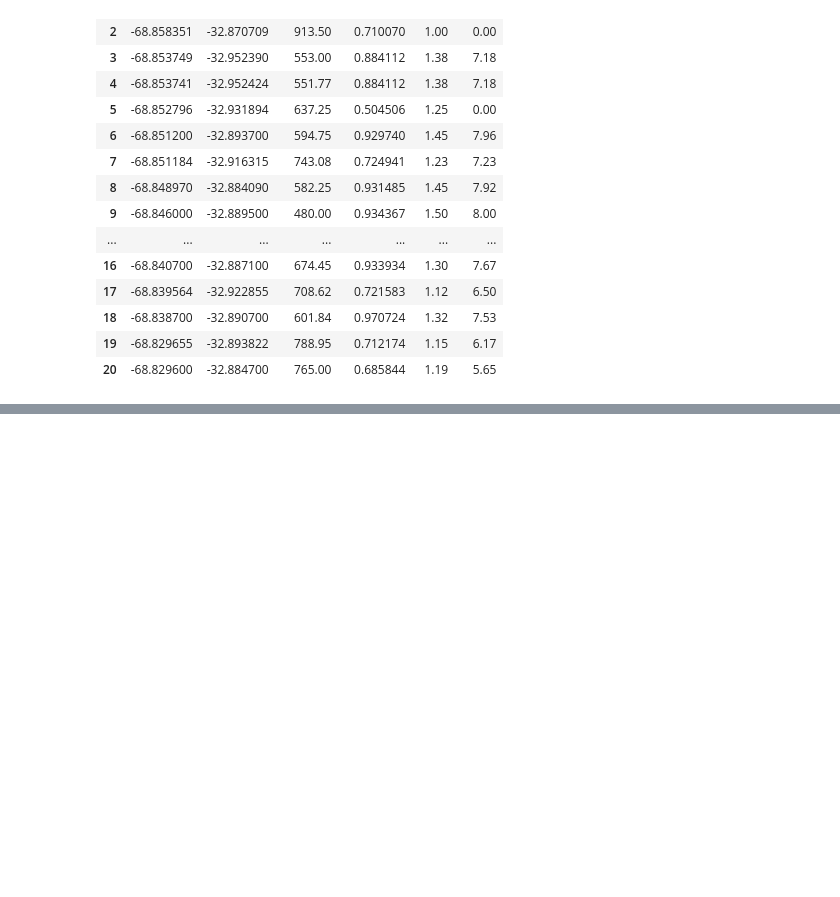
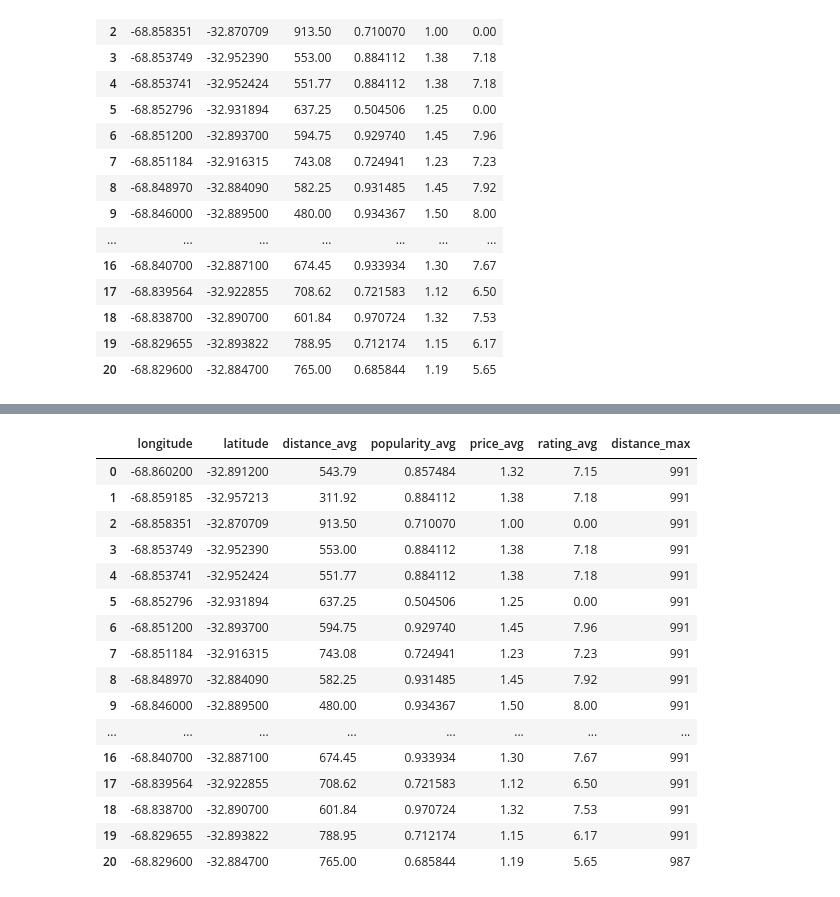
Before and after one commit to TayyubaK/Statistical-Modelling-Project, a Jupyter notebook: notebooks/EDA_part1_part2.ipynb, the cells around one changed output, grey strips where cells are left out. Saved outputs shown, nothing was run; the diff lists cells and outputs as text; code cells hidden in the pictures; blank space fills up the shorter version.

```diff
--- a/notebooks/EDA_part1_part2.ipynb
+++ b/notebooks/EDA_part1_part2.ipynb
@@ -595,3 +665,9 @@ fsdf_grouped
 | 18 | -68.838700 | -32.890700 | 601.84 | 0.970724 | 1.32 | 7.53 |
 | 19 | -68.829655 | -32.893822 | 788.95 | 0.712174 | 1.15 | 6.17 |
 | 20 | -68.829600 | -32.884700 | 765.00 | 0.685844 | 1.19 | 5.65 |
+# %%
+fsdf_grouped.rename(columns={'distance': 'distance_avg'}, inplace=True)
+fsdf_grouped.rename(columns={'popularity': 'popularity_avg'}, inplace=True)
+fsdf_grouped.rename(columns={'price': 'price_avg'}, inplace=True)
+fsdf_grouped.rename(columns={'rating': 'rating_avg'}, inplace=True)
+fsdf_grouped
@@ -597,0 +692,13 @@ fsdf_grouped
+# %%
+# Adding columns
+fsdf_grouped.insert(3, 'distance_max', bikes_df['bikes_available'] + bikes_df['bikes_taken'])
+# fsdf_grouped.insert(6, 'percent_avail', bikes_df['bikes_available']/bikes_df['bikes_total'])
+# fsdf_grouped.insert(7, 'percent_taken', bikes_df['bikes_taken']/bikes_df['bikes_total'])
+
+# # Droppping column 'date_of_data' (date the station was updated on the citybikes.es site).
+# # Information was already used to filter for 'open_at' parameter in API request.
+# fsdf_grouped.drop(['date_of_data'], axis=1, inplace=True)
+# fsdf_grouped
+# %%
+fsdf_grp_trial = fsdf_grouped.copy()
+fsdf_grp_trial
@@ -597,0 +723,22 @@ fsdf_grouped
+# %%
+
+fsdf_grp_trial['distance_max'] = fsdf_7.groupby(['longitude','latitude'])['distance'].transform('max')
+fsdf_grp_trial
+# %% [output]
+|  | longitude | latitude | distance_avg | popularity_avg | price_avg | rating_avg | distance_max |
+| 0 | -68.860200 | -32.891200 | 543.79 | 0.857484 | 1.32 | 7.15 | 991 |
+| 1 | -68.859185 | -32.957213 | 311.92 | 0.884112 | 1.38 | 7.18 | 991 |
+| 2 | -68.858351 | -32.870709 | 913.50 | 0.710070 | 1.00 | 0.00 | 991 |
+| 3 | -68.853749 | -32.952390 | 553.00 | 0.884112 | 1.38 | 7.18 | 991 |
+| 4 | -68.853741 | -32.952424 | 551.77 | 0.884112 | 1.38 | 7.18 | 991 |
+| 5 | -68.852796 | -32.931894 | 637.25 | 0.504506 | 1.25 | 0.00 | 991 |
+| 6 | -68.851200 | -32.893700 | 594.75 | 0.929740 | 1.45 | 7.96 | 991 |
+| 7 | -68.851184 | -32.916315 | 743.08 | 0.724941 | 1.23 | 7.23 | 991 |
+| 8 | -68.848970 | -32.884090 | 582.25 | 0.931485 | 1.45 | 7.92 | 991 |
+| 9 | -68.846000 | -32.889500 | 480.00 | 0.934367 | 1.50 | 8.00 | 991 |
+| ... | ... | ... | ... | ... | ... | ... | ... |
+| 16 | -68.840700 | -32.887100 | 674.45 | 0.933934 | 1.30 | 7.67 | 991 |
+| 17 | -68.839564 | -32.922855 | 708.62 | 0.721583 | 1.12 | 6.50 | 991 |
+| 18 | -68.838700 | -32.890700 | 601.84 | 0.970724 | 1.32 | 7.53 | 991 |
+| 19 | -68.829655 | -32.893822 | 788.95 | 0.712174 | 1.15 | 6.17 | 991 |
+| 20 | -68.829600 | -32.884700 | 765.00 | 0.685844 | 1.19 | 5.65 | 987 |
```
Also changed, not shown: parts of 5 cells of this notebook.
